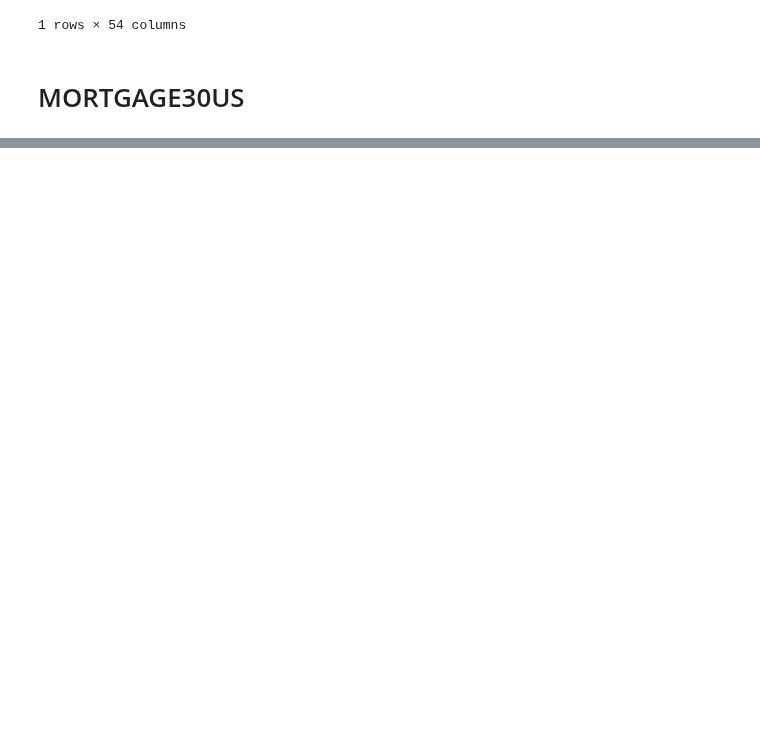
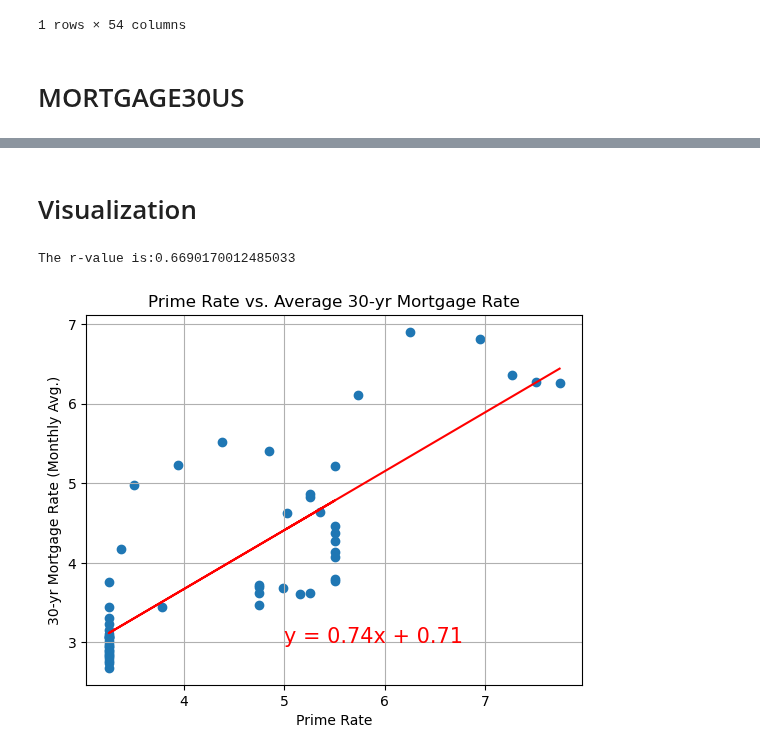
Before and after one commit to ceramicbull/Project-1-Repo, a Jupyter notebook: bens_analysis/Fred API.ipynb, the cells around one changed output, grey strips where cells are left out. Drawn from its saved outputs; the diff is of its cells as text; code cells hidden in the pictures; blank space fills up the shorter version.

Commit message:
added visualization

```diff
--- a/bens_analysis/Fred API.ipynb
+++ b/bens_analysis/Fred API.ipynb
@@ -57,8 +61,8 @@ for point in prime_points:
 #create DataFrames to store the Lists
 #vertically oriented
 prime_virt_df=pd.DataFrame(
-    {"Dates":date_point,
-    "Prime Rate":rate_point})
+    {"Dates":prime_date,
+    "Prime Rate":prime_rate})
 prime_virt_df.set_index(["Dates"], inplace=True)
 prime_virt_df
 # %% [output]
@@ -182,3 +188,27 @@ M30_horz_df
 #export for others to use
 M30_virt_df.to_csv("M30_vertical.csv")
 M30_horz_df.to_csv("M30_horizontal.csv")
+# %% [markdown]
+# Visualization
+# %%
+#convert data to float
+x_raw=prime_virt_df["Prime Rate"]
+x_val=x_raw.astype(float)
+y_raw=M30_virt_df["30-Yr Mortgage Rate"]
+y_val=y_raw.astype(float)
+#plot data
+plt.scatter(x_val, y_val)
+(slope, intercept, rvalue, pvalue, stderr) = linregress(x_val, y_val)
+prime_m30_regress=x_val*slope+intercept
+line_eq = "y = " + str(round(slope,2)) + "x + " + str(round(intercept,2))
+plt.plot(x_val,prime_m30_regress,"r-")
+plt.annotate(line_eq,(5,3),fontsize=15,color="red")
+plt.xlabel("Prime Rate")
+plt.ylabel("30-yr Mortgage Rate (Monthly Avg.)")
+plt.grid()
+plt.title("Prime Rate vs. Average 30-yr Mortgage Rate")
+print(f'The r-value is:{rvalue*rvalue}')
+plt.savefig("primev30yr.png")
+# %% [output]
+The r-value is:0.6690170012485033
+[figure, added]
```
Also changed, not shown: parts of 11 cells of this notebook, 3 other files.
